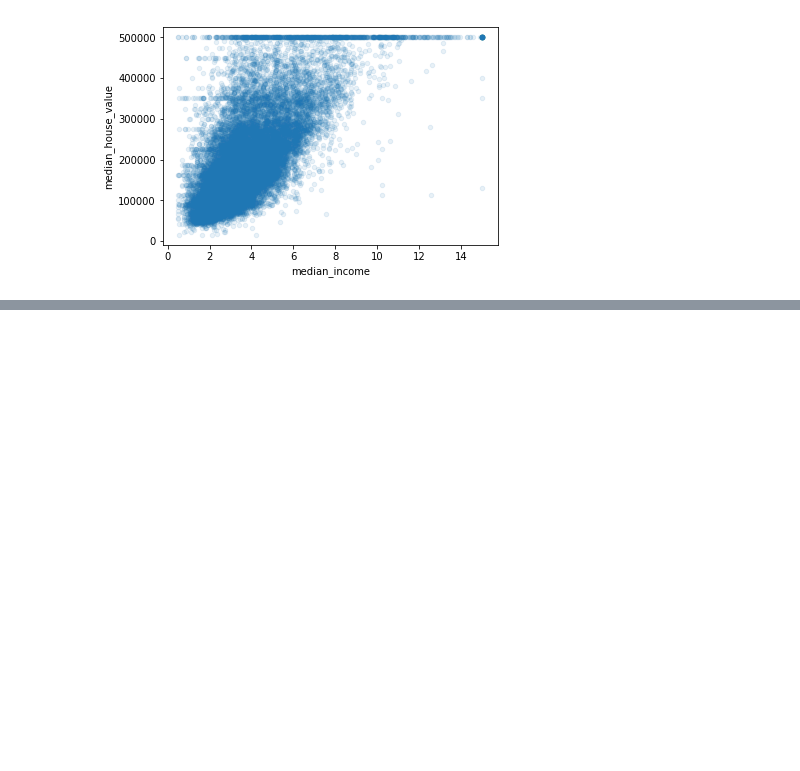
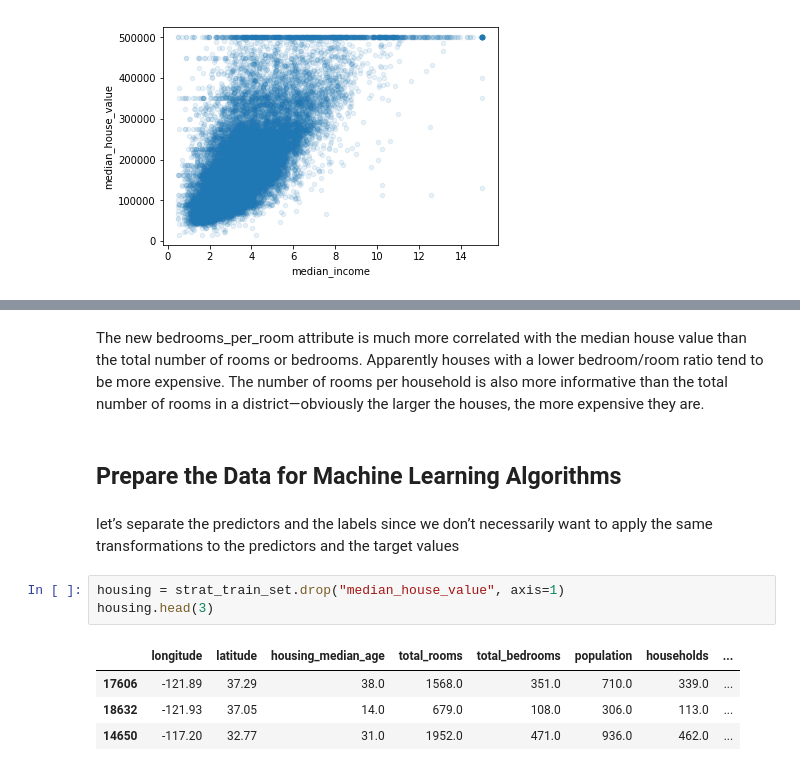
Before and after one commit to vijaypatha/TensorFlow, a Jupyter notebook: Cali_Housing/Regression_ML_Housing.ipynb, the cells around one changed output, grey strips where cells are left out. Drawn from its saved outputs; the diff is of its cells as text; blank space fills up the shorter version.

```diff
--- a/Cali_Housing/Regression_ML_Housing.ipynb
+++ b/Cali_Housing/Regression_ML_Housing.ipynb
@@ -247,0 +290,19 @@ alpha=0.1)
+# %% [markdown]
+The new bedrooms_per_room attribute is much more correlated with
+the median house value than the total number of rooms or bedrooms. Apparently
+houses with a lower bedroom/room ratio tend to be more expensive. The number of
+rooms per household is also more informative than the total number of rooms in a
+district—obviously the larger the houses, the more expensive they are.
+# %% [markdown]
+## Prepare the Data for Machine Learning Algorithms
+# %% [markdown]
+let’s separate the predictors and the labels since we don’t necessarily want to apply
+the same transformations to the predictors and the target values
+# %%
+housing = strat_train_set.drop("median_house_value", axis=1)
+housing.head(3)
+# %% [output]
+|  | longitude | latitude | housing_median_age | total_rooms | total_bedrooms | population | households | ... |
+| 17606 | -121.89 | 37.29 | 38.0 | 1568.0 | 351.0 | 710.0 | 339.0 | ... |
+| 18632 | -121.93 | 37.05 | 14.0 | 679.0 | 108.0 | 306.0 | 113.0 | ... |
+| 14650 | -117.20 | 32.77 | 31.0 | 1952.0 | 471.0 | 936.0 | 462.0 | ... |
```
Also changed, not shown: parts of 10 cells of this notebook.
